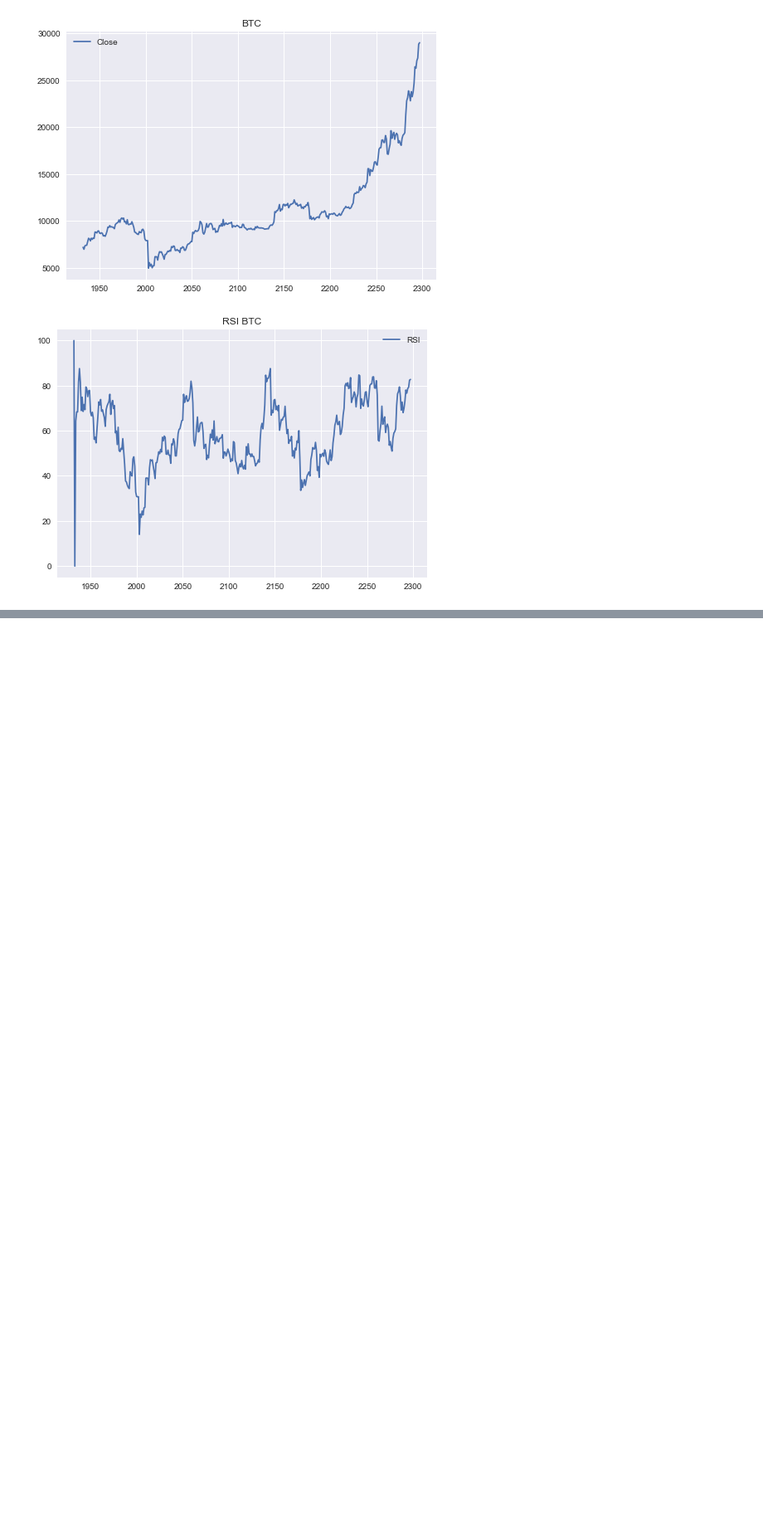
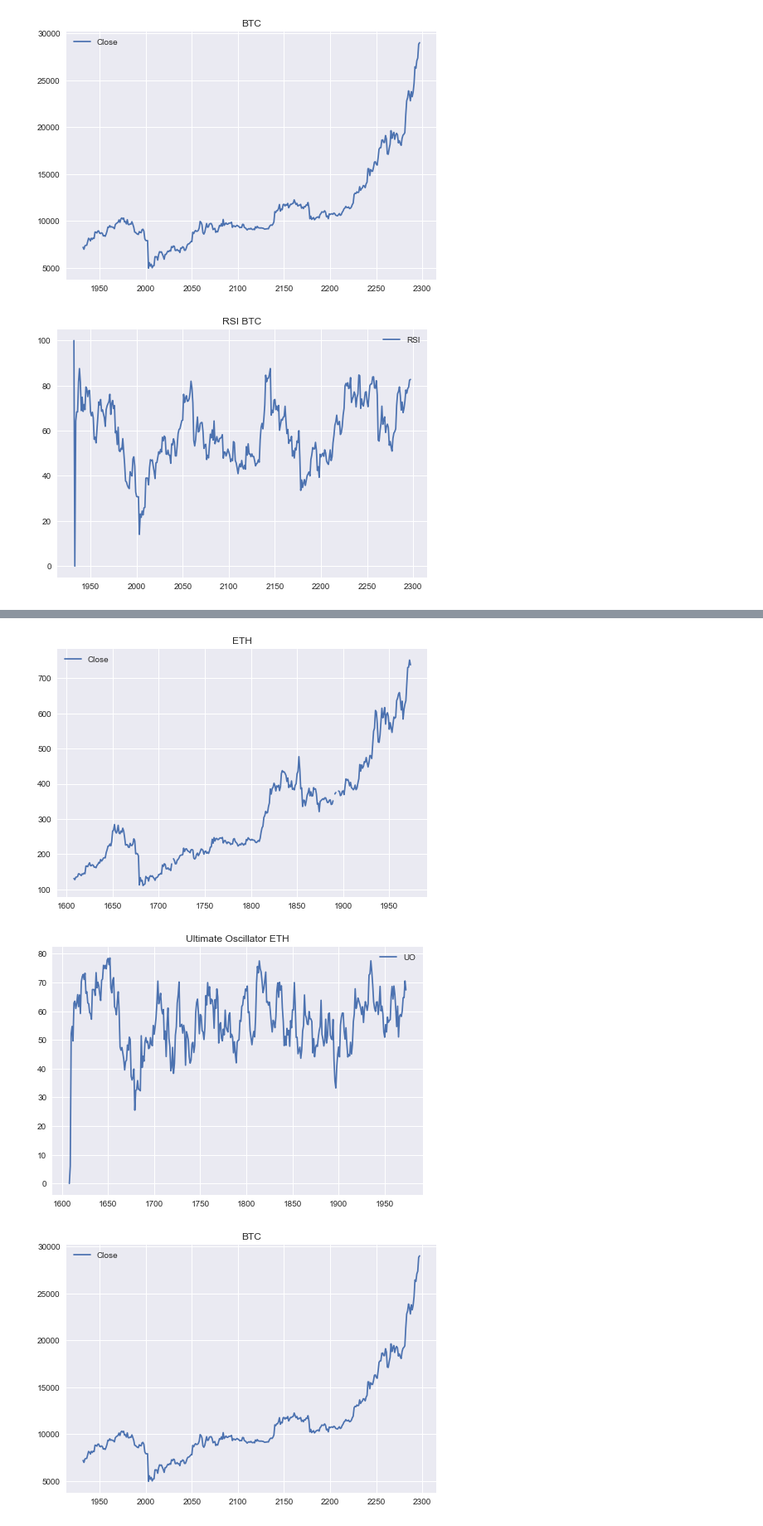
Before and after one commit to malqudah/Technical-Analysis-of-Cryptocurrencies, a Jupyter notebook: project.ipynb, the cells around one changed output, grey strips where cells are left out. Shown at 83% size. Cells and saved outputs as stored; diff of their text form; code cells hidden in the pictures; blank space fills up the shorter version.

```diff
--- a/project.ipynb
+++ b/project.ipynb
@@ -421,0 +469,21 @@ rsi(featuresBTC)
+# %%
+# ultimate oscillator - momentum
+def ultimate_oscillator(df):
+    # Buy signals occur when there is bullish divergence, the divergence low is below 30 on the indicator, and the oscillator then rises above the divergence high.
+    # A sell signal occurs when there is bearish divergence, the divergence high is above 70, and the oscillator then falls below the divergence low.
+    # question
+    plt.plot(df.Close, label='Close')
+    plt.title(df.name)
+    plt.legend()
+    plt.show()
+    plt.plot(df.momentum_uo, label='UO')
+    plt.title('Ultimate Oscillator ' + df.name)
+    plt.legend()
+    plt.show()
+# %%
+ultimate_oscillator(featuresETH)
+ultimate_oscillator(featuresBTC)
+# %% [output]
+[figure, added]
+[figure, added]
+[figure, added]
```
Also changed, not shown: parts of 10 cells of this notebook.
